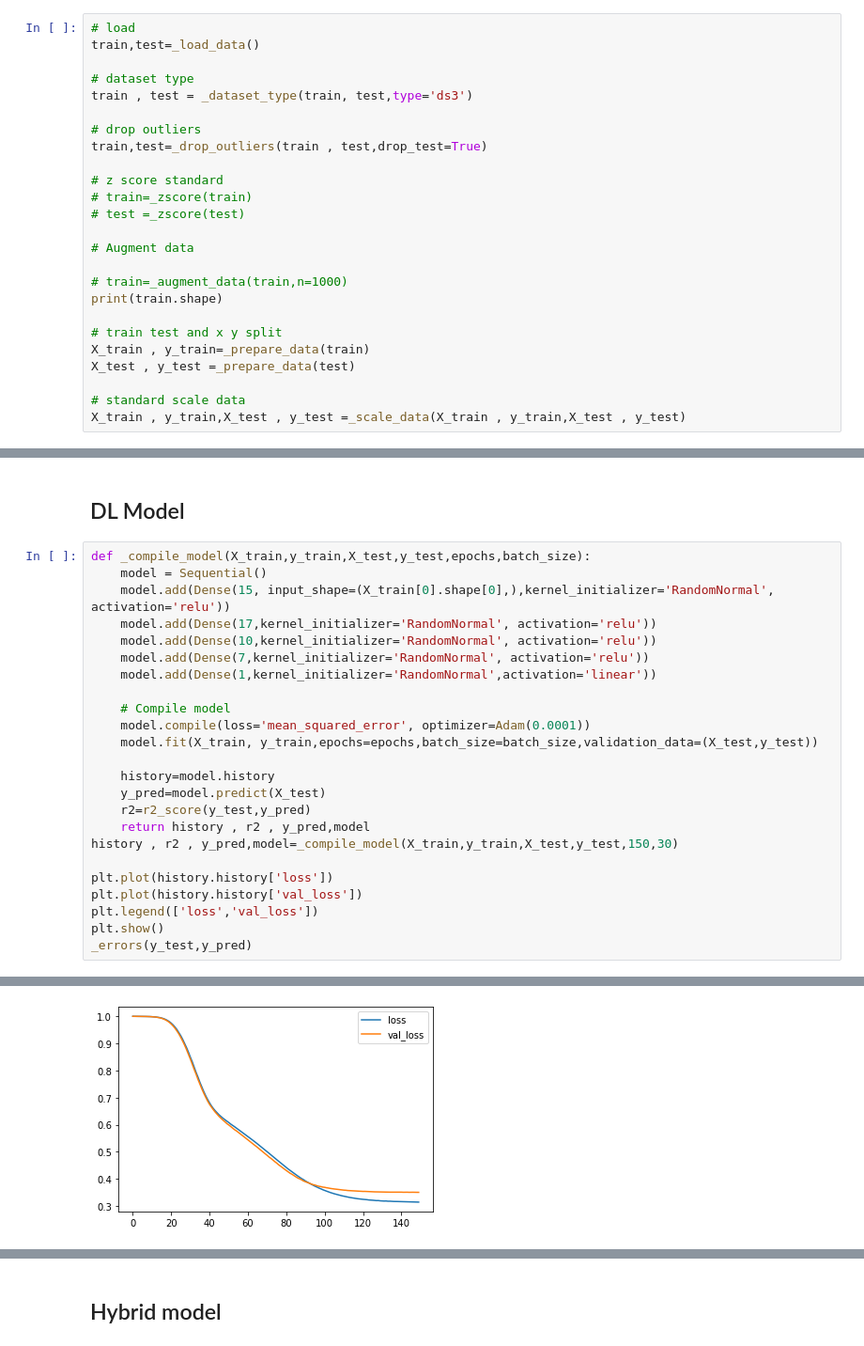
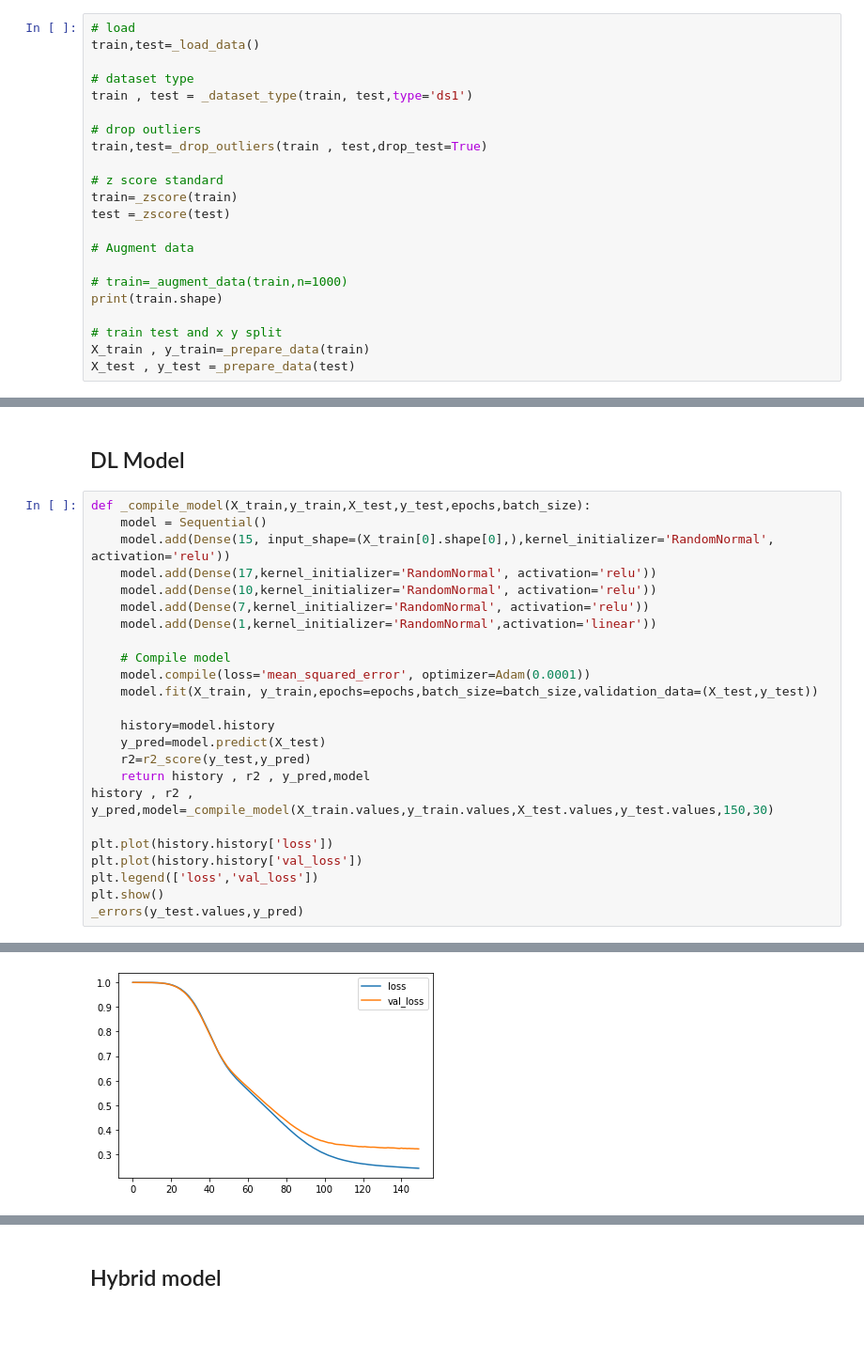
Before and after one commit to zaniargh42/dissolved_oxygen, a Jupyter notebook: dissolved_oxygen.ipynb, the cells around one changed output, grey strips where cells are left out. Shown at 94% size. Drawn from its saved outputs; the diff is of its cells as text.

```diff
--- a/dissolved_oxygen.ipynb
+++ b/dissolved_oxygen.ipynb
@@ -146,14 +146,14 @@ def _dataset_type(train, test, type='ds1'):
 train,test=_load_data()
 
 # dataset type
-train , test = _dataset_type(train, test,type='ds3')
+train , test = _dataset_type(train, test,type='ds1')
 
 # drop outliers
 train,test=_drop_outliers(train , test,drop_test=True)
 
 # z score standard
-# train=_zscore(train)
-# test =_zscore(test)
+train=_zscore(train)
+test =_zscore(test)
 
 # Augment data
 
@@ -163,8 +163,5 @@ print(train.shape)
 # train test and x y split
 X_train , y_train=_prepare_data(train)
 X_test , y_test =_prepare_data(test)
-
-# standard scale data
-X_train , y_train,X_test , y_test =_scale_data(X_train , y_train,X_test , y_test)
 # %% [output]
 (605, 11) (461, 11)
@@ -271,12 +304,12 @@ def _compile_model(X_train,y_train,X_test,y_test,epochs,batch_size):
     y_pred=model.predict(X_test)
     r2=r2_score(y_test,y_pred)
     return history , r2 , y_pred,model
-history , r2 , y_pred,model=_compile_model(X_train,y_train,X_test,y_test,150,30)
+history , r2 , y_pred,model=_compile_model(X_train.values,y_train.values,X_test.values,y_test.values,150,30)
 
 plt.plot(history.history['loss'])
 plt.plot(history.history['val_loss'])
 plt.legend(['loss','val_loss'])
 plt.show()
-_errors(y_test,y_pred)
+_errors(y_test.values,y_pred)
 # %% [output]
 Epoch 1/150
@@ -299 +332 @@ Epoch 150/150
-[figure, old version]
+[figure, new version]
```
Also changed, not shown: parts of 11 cells of this notebook, 5 other files.
